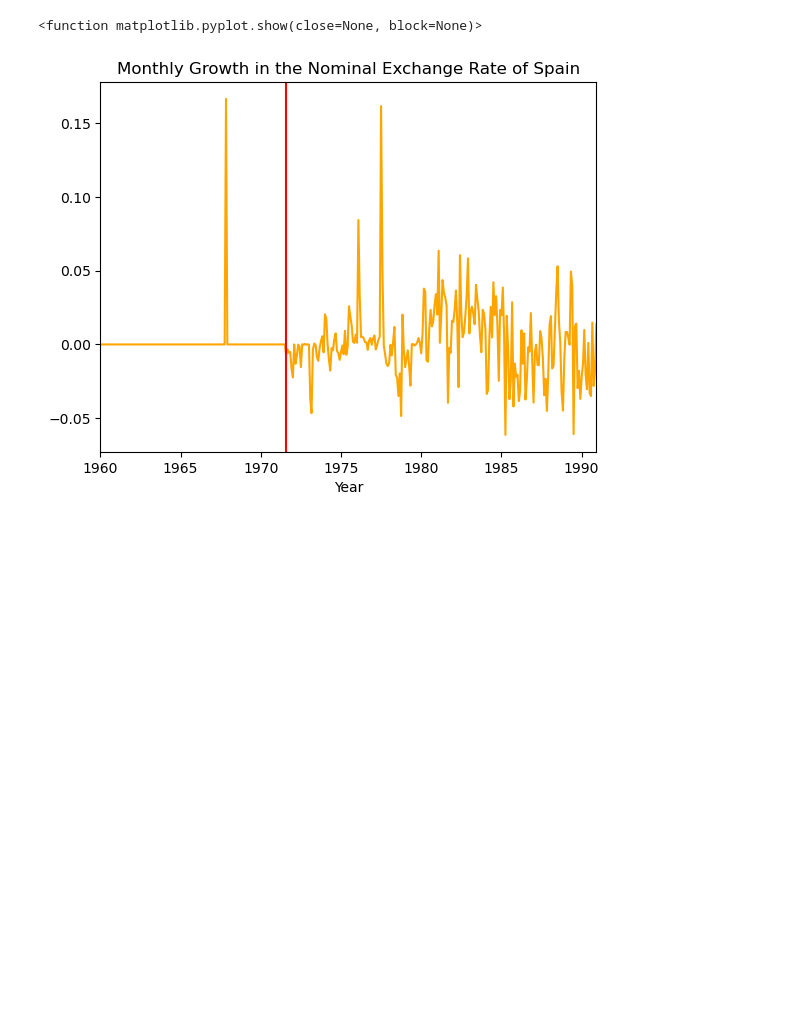
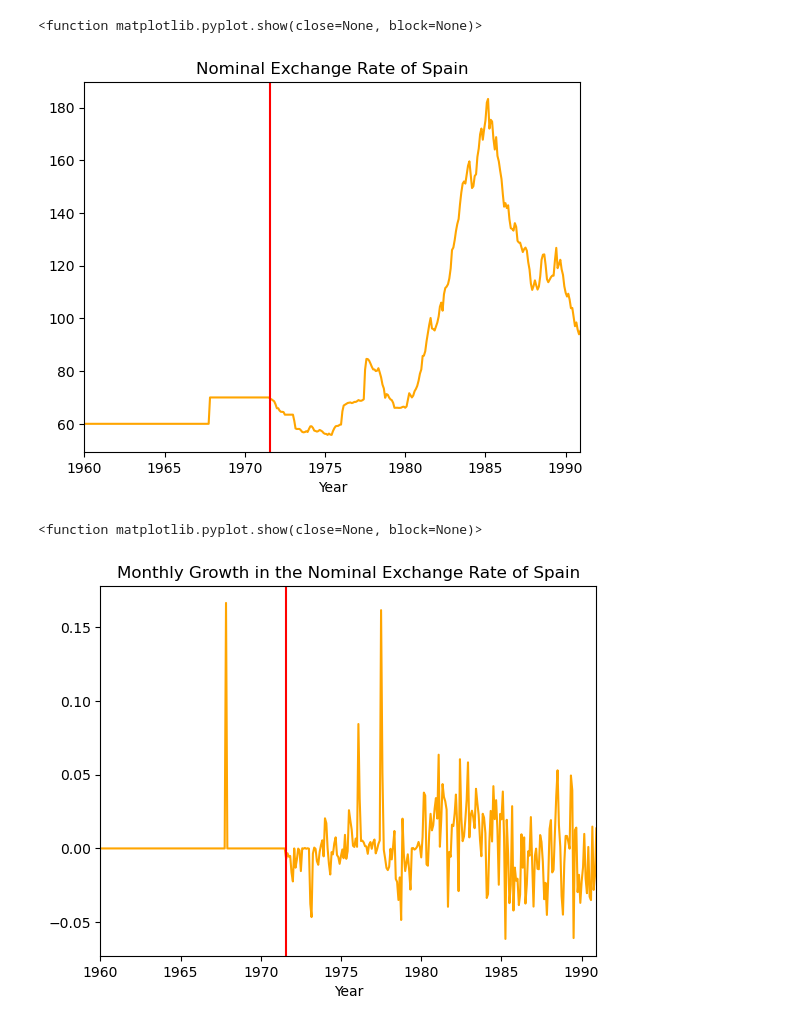
Before and after one commit to sophie-hy-fung/spain-bretton-woods, a Jupyter notebook: data_cleaning.ipynb, the cells around one changed output. Drawn from its saved outputs; the diff is of its cells as text; code cells hidden in the pictures; blank space fills up the shorter version.

Commit message:
plotted nom exchange rate

```diff
--- a/data_cleaning.ipynb
+++ b/data_cleaning.ipynb
@@ -69,6 +69,18 @@ for i in range(len(sp_us_df)):
     months.append(datetime.datetime(year, month, 1))
 
 sp_us_df['Month']=months
+# %%
+plt.plot(sp_us_df['Month'], sp_us_df['Nom_Exchange_Rate'], color='orange')
+plt.xlim(datetime.datetime(1960, 1, 1), datetime.datetime(1990, 12, 1))
+plt.gca().xaxis.set_major_locator(mdates.YearLocator(base=5))
+plt.axvline(x = datetime.datetime(1971, 8, 1), color='r')
+plt.xlabel('Year')
+plt.title('Nominal Exchange Rate of Spain')
+plt.savefig('figures/Nom_Exchange_Rate.pdf')
+plt.show
+# %% [output]
+<function matplotlib.pyplot.show(close=None, block=None)>
+[figure, added]
 # %%
 plt.plot(sp_us_df['Month'], sp_us_df['Nom_Exchange_Rate_Growth'], color='orange')
 plt.xlim(datetime.datetime(1960, 1, 1), datetime.datetime(1990, 12, 1))
```
Also changed, not shown: 5 other files.
